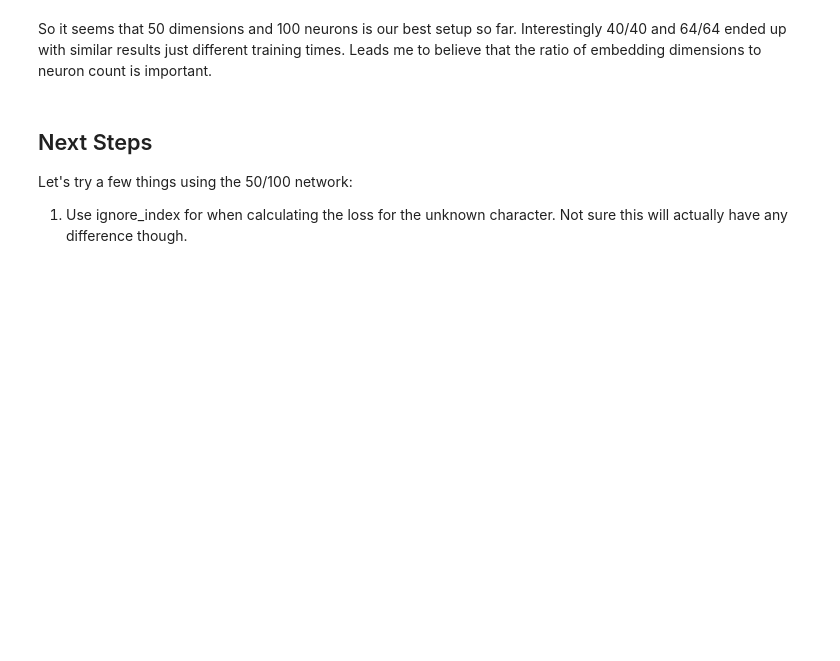
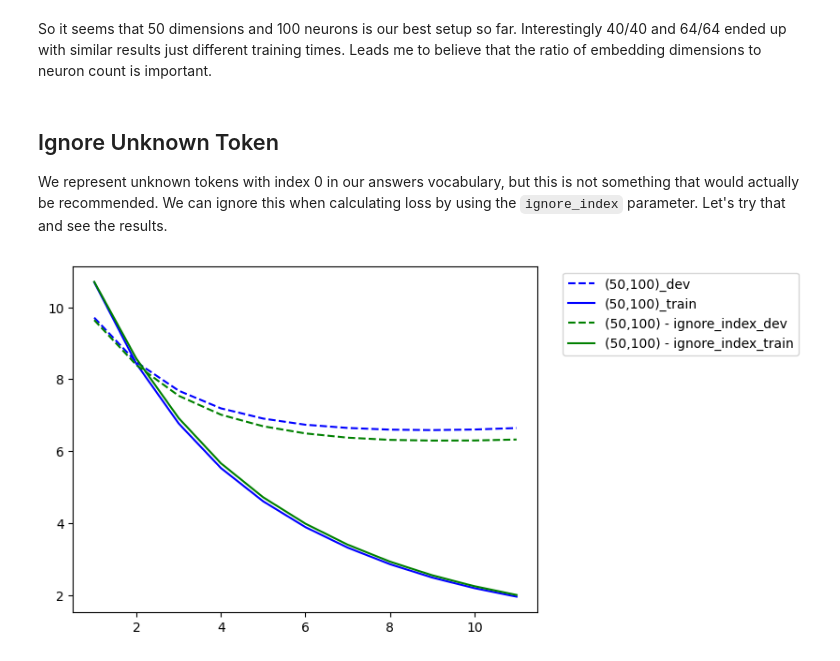
Before and after one commit to spennington/feyer, a Jupyter notebook: 10_model_analysis.ipynb, the cells around one changed output. Saved outputs shown, nothing was run; the diff lists cells and outputs as text; code cells hidden in the pictures; blank space fills up the shorter version.

Commit message:
Analysis of loss function ignoring unknown token
Compares the performance when ignoring the unknwon token during
loss calculation.

```diff
--- a/10_model_analysis.ipynb
+++ b/10_model_analysis.ipynb
@@ -59,6 +59,39 @@ plt.show()
 # %% [markdown]
 So it seems that 50 dimensions and 100 neurons is our best setup so far. Interestingly 40/40 and 64/64 ended up with similar results just different training times. Leads me to believe that the ratio of embedding dimensions to neuron count is important.
 # %% [markdown]
-## Next Steps
-Let's try a few things using the 50/100 network:
-1. Use ignore_index for when calculating the loss for the unknown character. Not sure this will actually have any difference though.
+## Ignore Unknown Token
+We represent unknown tokens with index 0 in our answers vocabulary, but this is not something that would actually be recommended. We can ignore this when calculating loss by using the `ignore_index` parameter. Let's try that and see the results.
+# %%
+import json
+import matplotlib.pyplot as plt
+%matplotlib inline
+
+files = [
+    ('(50,100)', 'training_results/20230321-100932-training/training-results.json'), # 50, 100 - adam, 0.001, 256,
+    ('(50,100) - ignore_index', 'training_results/20230321-113214-training/training-results.json'), # 50, 100 - adam, 0.001, 256, - with igonre_index
+]
+offsets = [1,1]
+labels_and_results = []
+color_map = ['b', 'g', 'r', 'c', 'm', 'y', 'k']
+
+for (label, file) in files:
+    with open(file, 'r') as f:
+        result = json.load(f)
+        labels_and_results.append((label, result))
+# %%
+# plot loss vs epoch for each
+for i in range(len(files)):
+    label = labels_and_results[i][0]
+    result = labels_and_results[i][1]
+
+    num_data_points = len(result['elapsed_times'])
+    epoch_start = offsets[i]
+    epoch_range = list(range(epoch_start, epoch_start + num_data_points))
+
+    plt.plot(epoch_range, result['dev_losses'], color_map[i] + '--', label=label + '_dev')
+    plt.plot(epoch_range, result['train_losses'], color_map[i], label=label + '_train')
+
+plt.legend(bbox_to_anchor=(1.04, 1), loc="upper left")
+plt.show()
+# %% [output]
+[figure, added]
```
Also changed, not shown: parts of 3 cells of this notebook, 1 other file.
